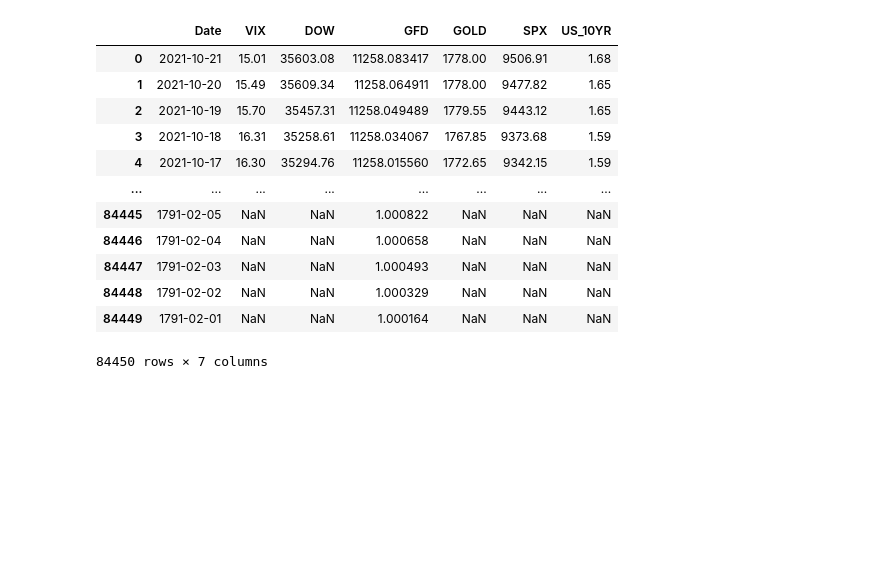
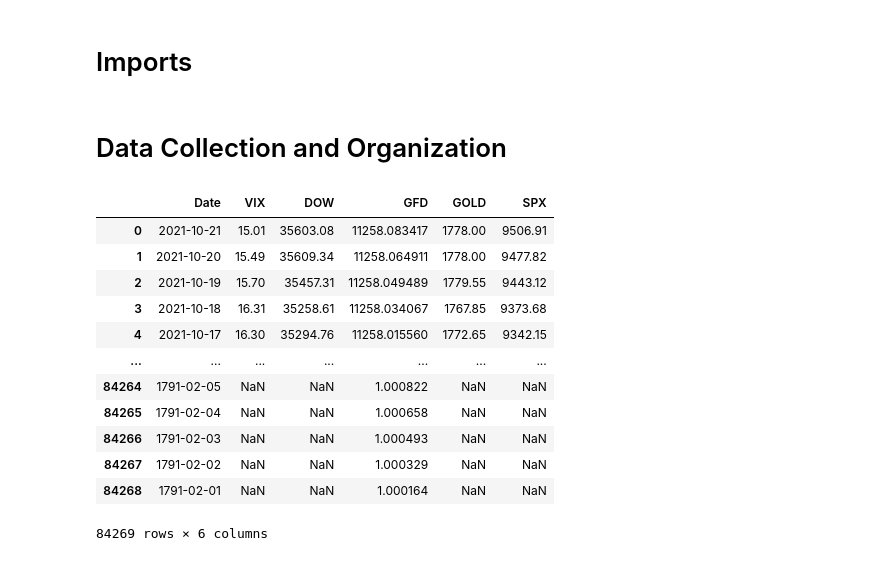
Before and after one commit to mattj949/CS230, a Jupyter notebook: Data Processing.ipynb, the cells around one changed output. Cells and saved outputs as stored; diff of their text form; code cells hidden in the pictures; blank space fills up the shorter version.

```diff
--- a/Data Processing.ipynb
+++ b/Data Processing.ipynb
@@ -1 +1,3 @@
+# %% [markdown]
+# Imports
 # %%
@@ -6,3 +10,5 @@ import matplotlib.pyplot as plt
+# %% [markdown]
+# Data Collection and Organization
 # %%
 #Loading the data
 VIX = pd.read_csv('data/VIX.csv', header = 2)
@@ -10,7 +16,8 @@ DOW = pd.read_csv('data/DOW.csv', header = 2)
 GFD = pd.read_csv('data/GFD_TBILL_DAILY.csv', header = 2)
 GOLD = pd.read_csv('data/GOLD.csv', header = 2)
 SPX = pd.read_csv('data/SPX.csv', header = 2)
-US_10YR = pd.read_csv('data/US_10yr_yield.csv', header = 2)
+# I'm not using US_10YR because it contains duplicate values for many dates
+#US_10YR = pd.read_csv('data/US_10yr_yield.csv', header = 2)
 
 # Define a helper function to process the data
 def process_data(df, label):
@@ -25,45 +32,46 @@ def process_data(df, label):
     df = df.sort_values(by='Date', ascending=False).reset_index(drop=True)
 
     # Drop the 'Ticker' and 'Open' columns
     df = df.drop(columns = ['Ticker', 'Open'], axis=1)
 
     # Rename the 'Close' column with the passed label
     df = df.rename(columns={'Close': label})
 
     return df
 
 # Process all of the data
 VIX = process_data(VIX, 'VIX')
 DOW = process_data(DOW, 'DOW')
 GFD = process_data(GFD, 'GFD')
 GOLD = process_data(GOLD, 'GOLD')
 SPX = process_data(SPX, 'SPX')
-US_10YR = process_data(US_10YR, 'US_10YR')
+#US_10YR = process_data(US_10YR, 'US_10YR')
 
 # Merge all of the data into one large dataframe
 from functools import reduce
 
-dfs = [VIX, DOW, GFD, GOLD, SPX, US_10YR]
+dfs = [VIX, DOW, GFD, GOLD, SPX]
+#dfs = [VIX, DOW, GFD, GOLD, SPX, US_10YR]
 data = reduce(lambda  left,right: pd.merge(left,right,on=['Date'], how='outer'), dfs)
 
 # Sort the data by descending date
 data = data.sort_values(by='Date', ascending=False).reset_index(drop=True)
 
 # For each column in the dataframe fill in the gaps where there is no data by taking the last valid value
 data = data.fillna(method = 'bfill')
 
 data
 # %% [output]
-|  | Date | VIX | DOW | GFD | GOLD | SPX | US_10YR |
-| 0 | 2021-10-21 | 15.01 | 35603.08 | 11258.083417 | 1778.00 | 9506.91 | 1.68 |
-| 1 | 2021-10-20 | 15.49 | 35609.34 | 11258.064911 | 1778.00 | 9477.82 | 1.65 |
-| 2 | 2021-10-19 | 15.70 | 35457.31 | 11258.049489 | 1779.55 | 9443.12 | 1.65 |
-| 3 | 2021-10-18 | 16.31 | 35258.61 | 11258.034067 | 1767.85 | 9373.68 | 1.59 |
-| 4 | 2021-10-17 | 16.30 | 35294.76 | 11258.015560 | 1772.65 | 9342.15 | 1.59 |
-| ... | ... | ... | ... | ... | ... | ... | ... |
-| 84445 | 1791-02-05 | NaN | NaN | 1.000822 | NaN | NaN | NaN |
-| 84446 | 1791-02-04 | NaN | NaN | 1.000658 | NaN | NaN | NaN |
-| 84447 | 1791-02-03 | NaN | NaN | 1.000493 | NaN | NaN | NaN |
-| 84448 | 1791-02-02 | NaN | NaN | 1.000329 | NaN | NaN | NaN |
-| 84449 | 1791-02-01 | NaN | NaN | 1.000164 | NaN | NaN | NaN |
+|  | Date | VIX | DOW | GFD | GOLD | SPX |
+| 0 | 2021-10-21 | 15.01 | 35603.08 | 11258.083417 | 1778.00 | 9506.91 |
+| 1 | 2021-10-20 | 15.49 | 35609.34 | 11258.064911 | 1778.00 | 9477.82 |
+| 2 | 2021-10-19 | 15.70 | 35457.31 | 11258.049489 | 1779.55 | 9443.12 |
+| 3 | 2021-10-18 | 16.31 | 35258.61 | 11258.034067 | 1767.85 | 9373.68 |
+| 4 | 2021-10-17 | 16.30 | 35294.76 | 11258.015560 | 1772.65 | 9342.15 |
+| ... | ... | ... | ... | ... | ... | ... |
+| 84264 | 1791-02-05 | NaN | NaN | 1.000822 | NaN | NaN |
+| 84265 | 1791-02-04 | NaN | NaN | 1.000658 | NaN | NaN |
+| 84266 | 1791-02-03 | NaN | NaN | 1.000493 | NaN | NaN |
+| 84267 | 1791-02-02 | NaN | NaN | 1.000329 | NaN | NaN |
+| 84268 | 1791-02-01 | NaN | NaN | 1.000164 | NaN | NaN |
-84450 rows × 7 columns
+84269 rows × 6 columns
```
Also changed, not shown: parts of 9 cells of this notebook.
